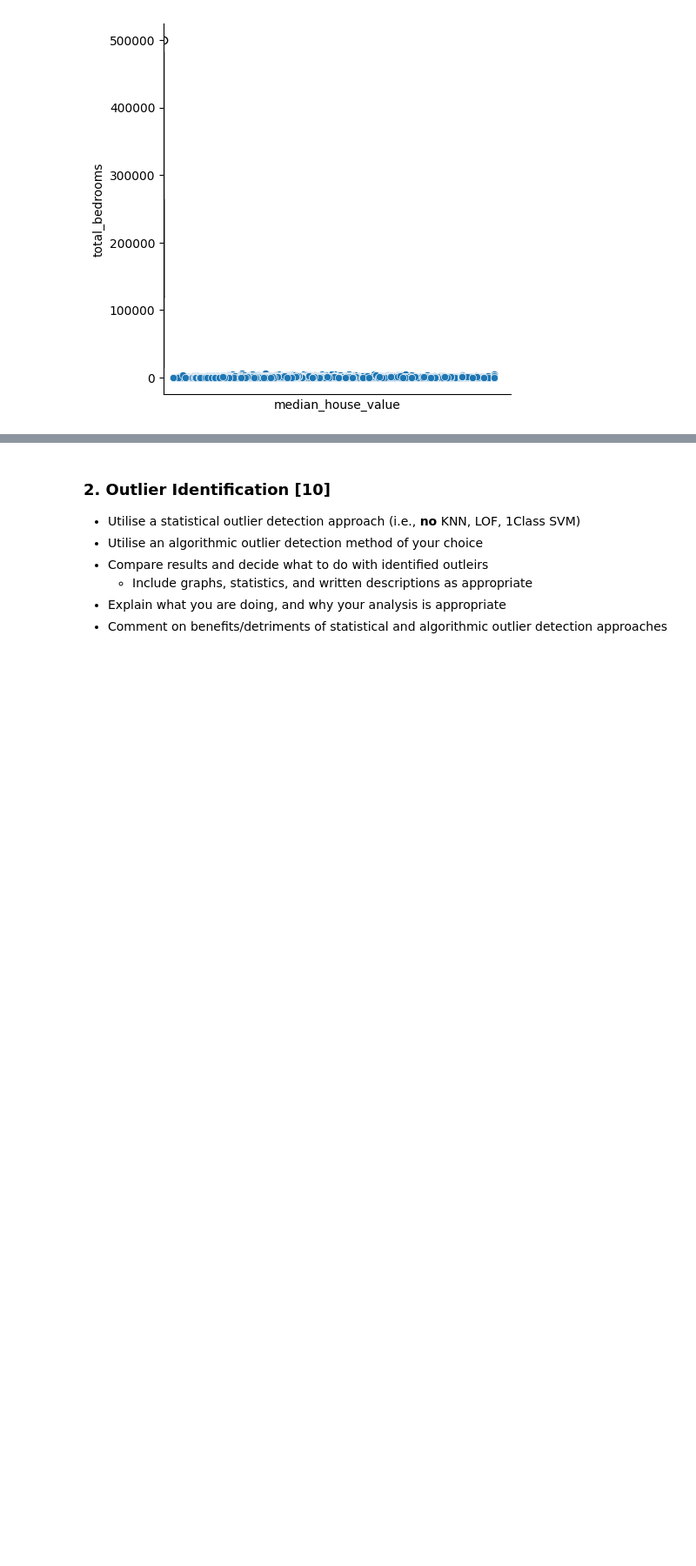
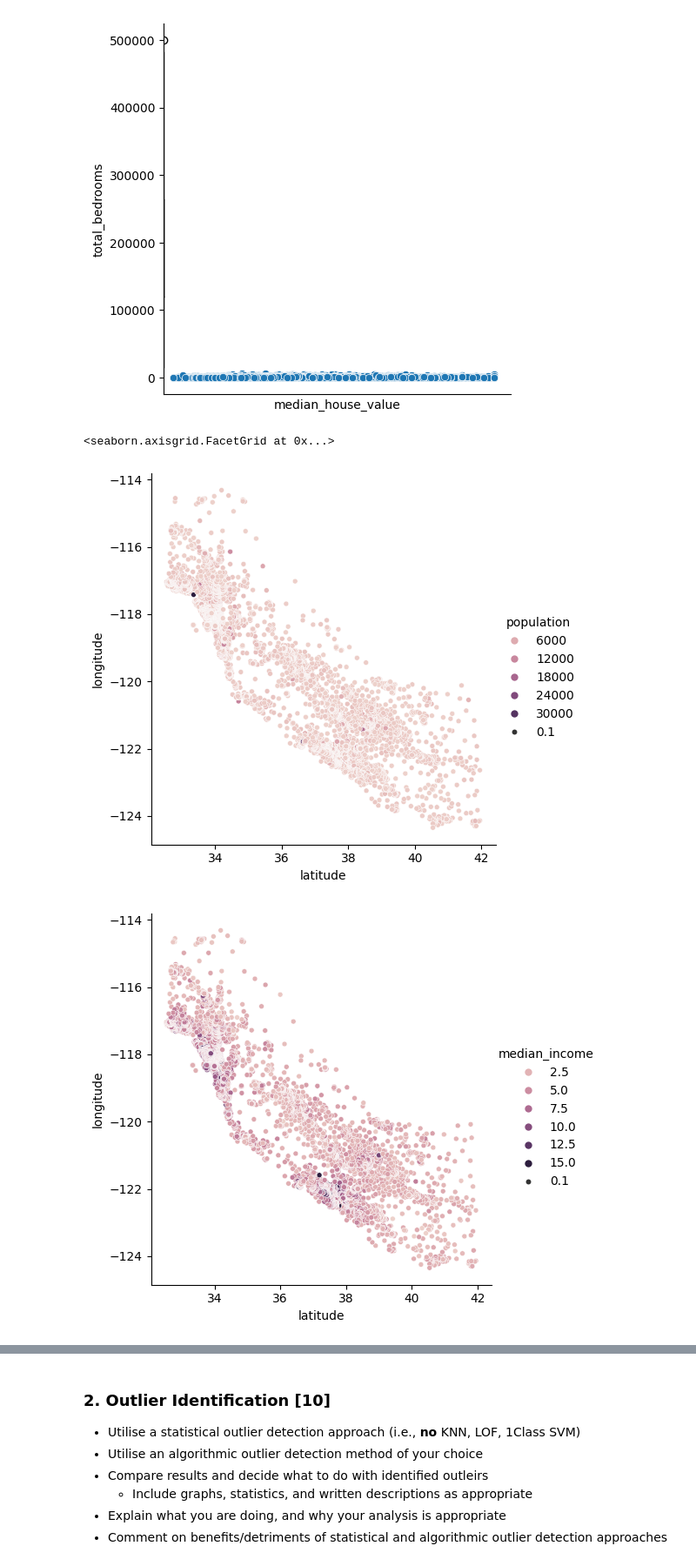
Before and after one commit to kenzfinn/csc1035_lecture_examples, a Jupyter notebook: Coursework/CSC3831_Final_Assessment.ipynb, the cells around one changed output, grey strips where cells are left out. Shown at 87% size. Saved outputs shown, nothing was run; the diff lists cells and outputs as text; code cells hidden in the pictures; blank space fills up the shorter version.

```diff
--- a/Coursework/CSC3831_Final_Assessment.ipynb
+++ b/Coursework/CSC3831_Final_Assessment.ipynb
@@ -67,6 +72,13 @@ sns.relplot(houses_corrupted, x="median_house_value", y="total_bedrooms")
  'means': []}
 [figure]
 [figure]
+# %%
+sns.relplot(houses_corrupted,x="latitude",y="longitude",hue="population", size=0.1)
+sns.relplot(houses_corrupted,x="latitude",y="longitude",hue="median_income", size=0.1)
+# %% [output]
+<seaborn.axisgrid.FacetGrid at 0x...>
+[figure, added]
+[figure, added]
 # %%
 plt.boxplot(houses_corrupted["median_house_value"])
 plt.show()
```
Also changed, not shown: parts of 2 cells of this notebook.
